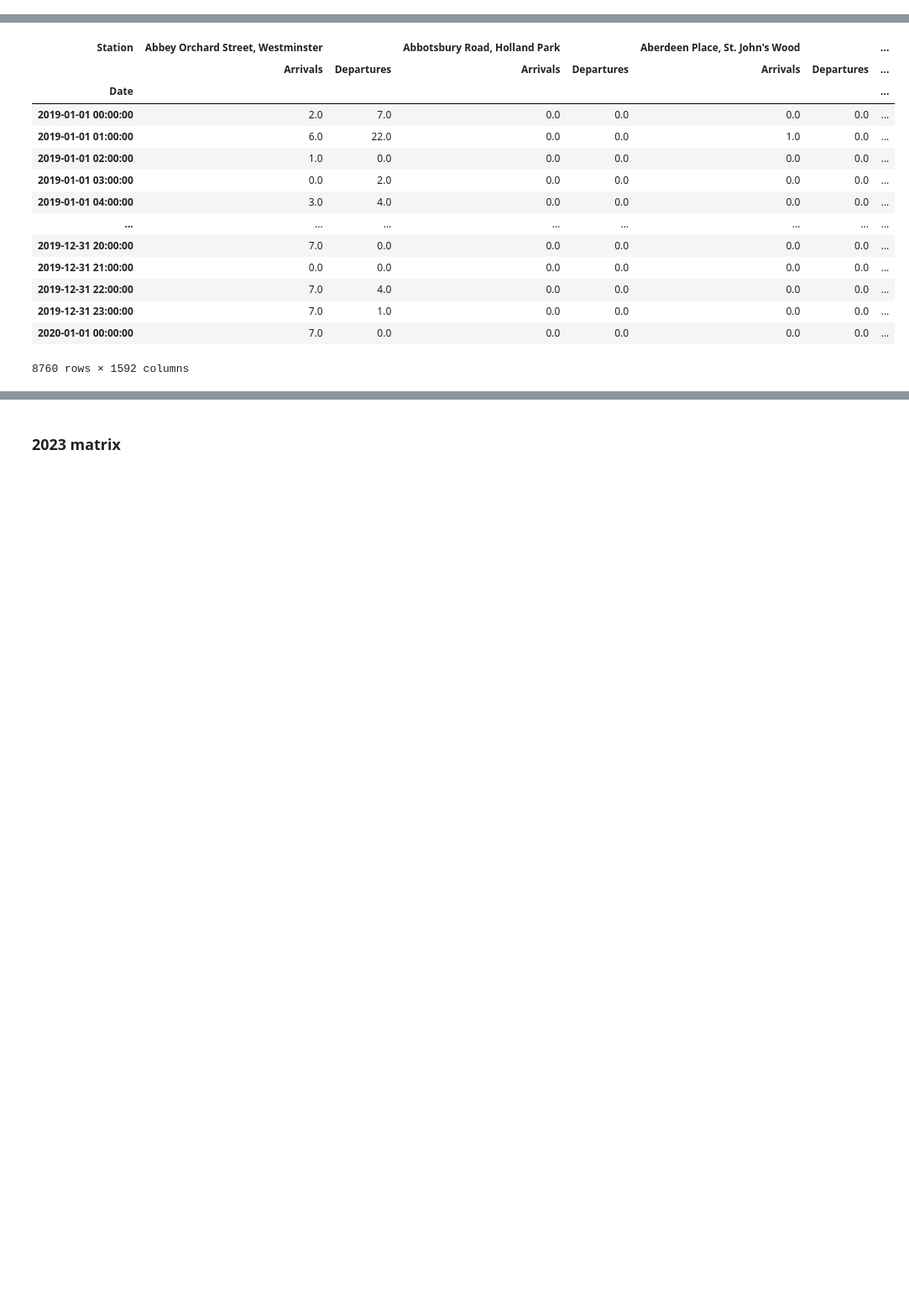
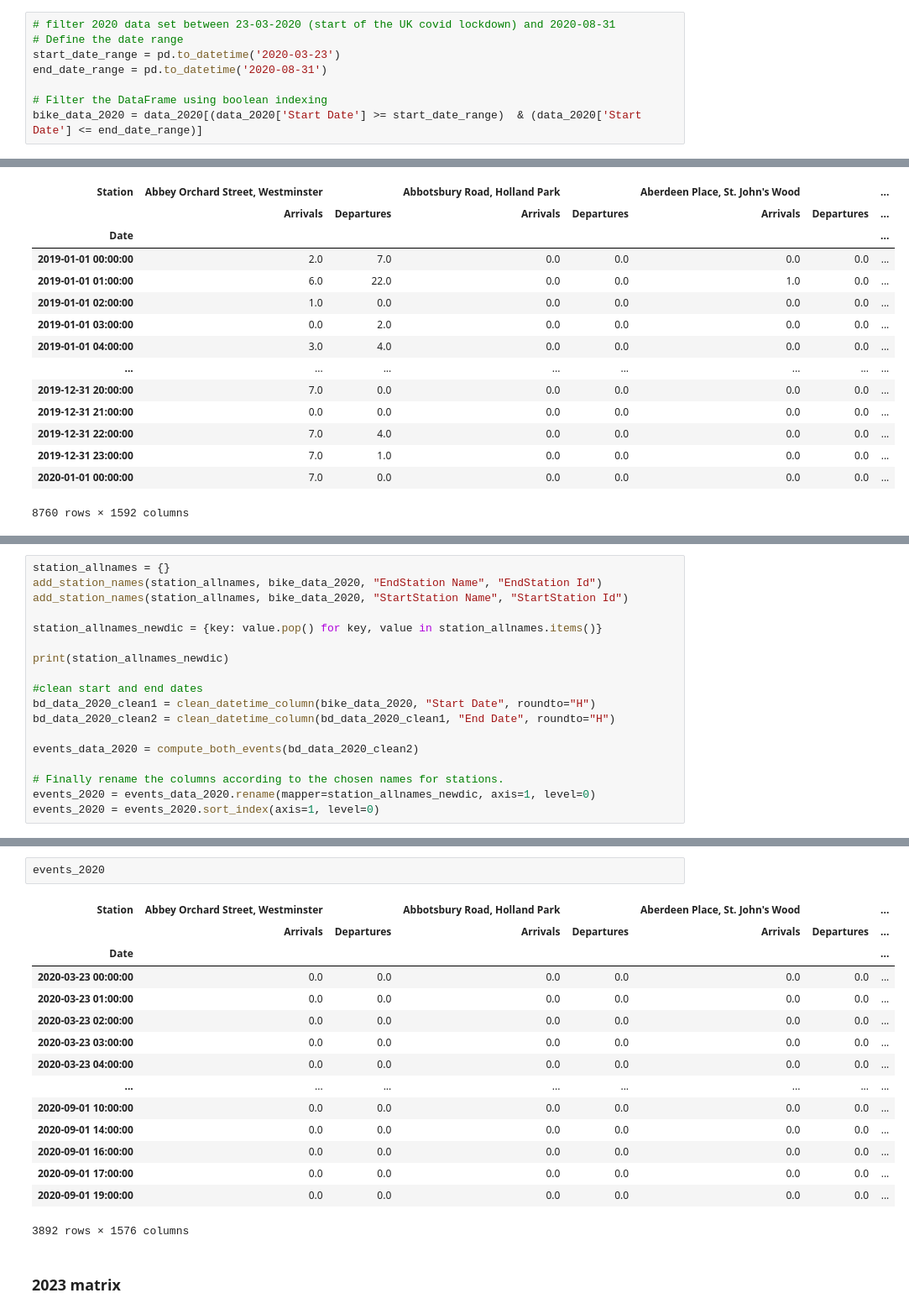
Before and after one commit to elrhmo/TfL_Bike_Analysis, a Jupyter notebook: data_prep.ipynb, the cells around one changed output, grey strips where cells are left out. Shown: that part at 84% size. Cells and saved outputs as stored; diff of their text form; blank space fills up the shorter version.

```diff
--- a/data_prep.ipynb
+++ b/data_prep.ipynb
@@ -434,3 +450,11 @@ sorted_degree_centrality_2023
+# %%
+# filter 2020 data set between 23-03-2020 (start of the UK covid lockdown) and 2020-08-31
+# Define the date range
+start_date_range = pd.to_datetime('2020-03-23')
+end_date_range = pd.to_datetime('2020-08-31')
+
+# Filter the DataFrame using boolean indexing
+bike_data_2020 = data_2020[(data_2020['Start Date'] >= start_date_range)  & (data_2020['Start Date'] <= end_date_range)]
 # %% [markdown]
 ### 2022 data prep
 ---
@@ -1208,0 +1207,18 @@ Freq: D, Name: total, dtype: float64
+# %%
+station_allnames = {}
+add_station_names(station_allnames, bike_data_2020, "EndStation Name", "EndStation Id")
+add_station_names(station_allnames, bike_data_2020, "StartStation Name", "StartStation Id")
+
+station_allnames_newdic = {key: value.pop() for key, value in station_allnames.items()}
+
+print(station_allnames_newdic)
+
+#clean start and end dates
+bd_data_2020_clean1 = clean_datetime_column(bike_data_2020, "Start Date", roundto="H")
+bd_data_2020_clean2 = clean_datetime_column(bd_data_2020_clean1, "End Date", roundto="H")
+
+events_data_2020 = compute_both_events(bd_data_2020_clean2)
+
+# Finally rename the columns according to the chosen names for stations.
+events_2020 = events_data_2020.rename(mapper=station_allnames_newdic, axis=1, level=0)
+events_2020 = events_2020.sort_index(axis=1, level=0)
@@ -1209,3 +1247,21 @@ Freq: D, Name: total, dtype: float64
+# %%
+events_2020
+# %% [output]
+| Station | Abbey Orchard Street, Westminster |  | Abbotsbury Road, Holland Park |  | Aberdeen Place, St. John's Wood |  | ... |
+|  | Arrivals | Departures | Arrivals | Departures | Arrivals | Departures | ... |
+| Date |  |  |  |  |  |  | ... |
+| 2020-03-23 00:00:00 | 0.0 | 0.0 | 0.0 | 0.0 | 0.0 | 0.0 | ... |
+| 2020-03-23 01:00:00 | 0.0 | 0.0 | 0.0 | 0.0 | 0.0 | 0.0 | ... |
+| 2020-03-23 02:00:00 | 0.0 | 0.0 | 0.0 | 0.0 | 0.0 | 0.0 | ... |
+| 2020-03-23 03:00:00 | 0.0 | 0.0 | 0.0 | 0.0 | 0.0 | 0.0 | ... |
+| 2020-03-23 04:00:00 | 0.0 | 0.0 | 0.0 | 0.0 | 0.0 | 0.0 | ... |
+| ... | ... | ... | ... | ... | ... | ... | ... |
+| 2020-09-01 10:00:00 | 0.0 | 0.0 | 0.0 | 0.0 | 0.0 | 0.0 | ... |
+| 2020-09-01 14:00:00 | 0.0 | 0.0 | 0.0 | 0.0 | 0.0 | 0.0 | ... |
+| 2020-09-01 16:00:00 | 0.0 | 0.0 | 0.0 | 0.0 | 0.0 | 0.0 | ... |
+| 2020-09-01 17:00:00 | 0.0 | 0.0 | 0.0 | 0.0 | 0.0 | 0.0 | ... |
+| 2020-09-01 19:00:00 | 0.0 | 0.0 | 0.0 | 0.0 | 0.0 | 0.0 | ... |
+3892 rows × 1576 columns
 # %% [markdown]
 ### 2023 matrix
 # %%
```
Also changed, not shown: parts of 20 cells of this notebook.
